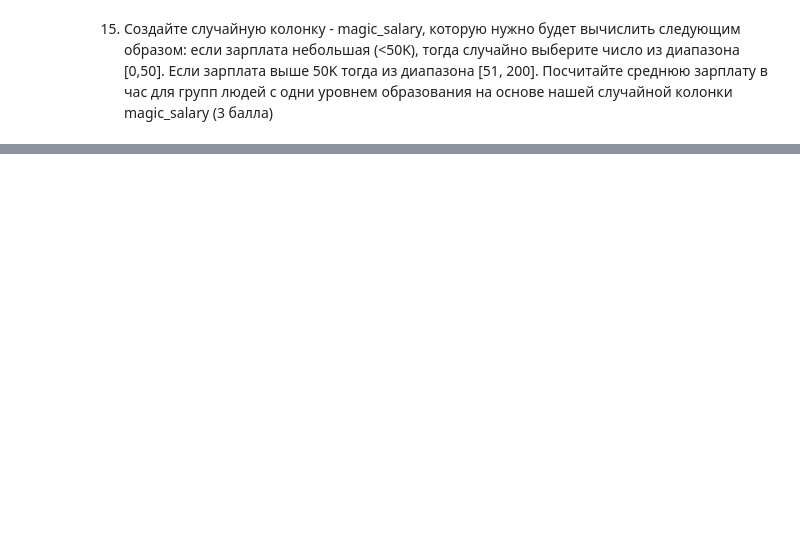
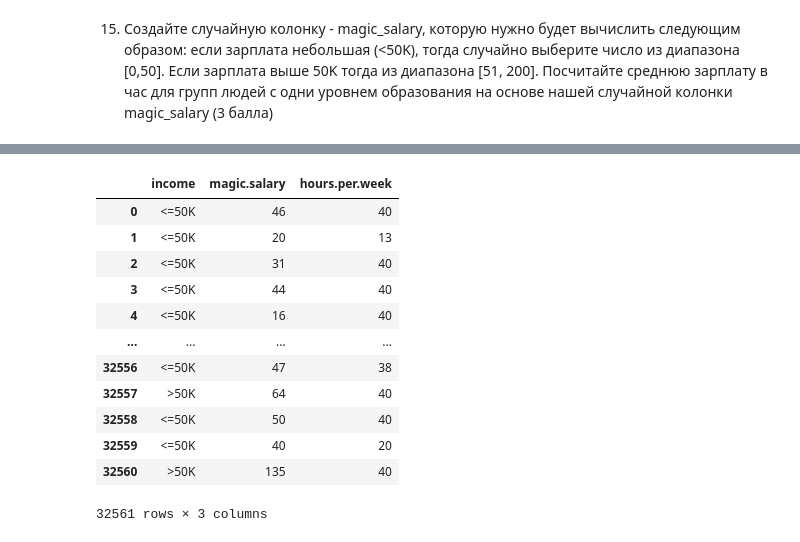
Before and after one commit to D7nis/Course-ML-Classic, a Jupyter notebook: Practice/1. Numpy + pandas/homework/01-02-workshop-pandas_DDA.ipynb, the cells around one changed output, grey strips where cells are left out. Saved outputs shown, nothing was run; the diff lists cells and outputs as text; code cells hidden in the pictures; blank space fills up the shorter version.

```diff
--- a/Practice/1. Numpy + pandas/homework/01-02-workshop-pandas_DDA.ipynb
+++ b/Practice/1. Numpy + pandas/homework/01-02-workshop-pandas_DDA.ipynb
@@ -104,0 +303,16 @@ df.head()
+# %%
+df[['income','magic.salary','hours.per.week']]
+# %% [output]
+|  | income | magic.salary | hours.per.week |
+| 0 | <=50K | 46 | 40 |
+| 1 | <=50K | 20 | 13 |
+| 2 | <=50K | 31 | 40 |
+| 3 | <=50K | 44 | 40 |
+| 4 | <=50K | 16 | 40 |
+| ... | ... | ... | ... |
+| 32556 | <=50K | 47 | 38 |
+| 32557 | >50K | 64 | 40 |
+| 32558 | <=50K | 50 | 40 |
+| 32559 | <=50K | 40 | 20 |
+| 32560 | >50K | 135 | 40 |
+32561 rows × 3 columns
```
Also changed, not shown: parts of 29 cells of this notebook.
